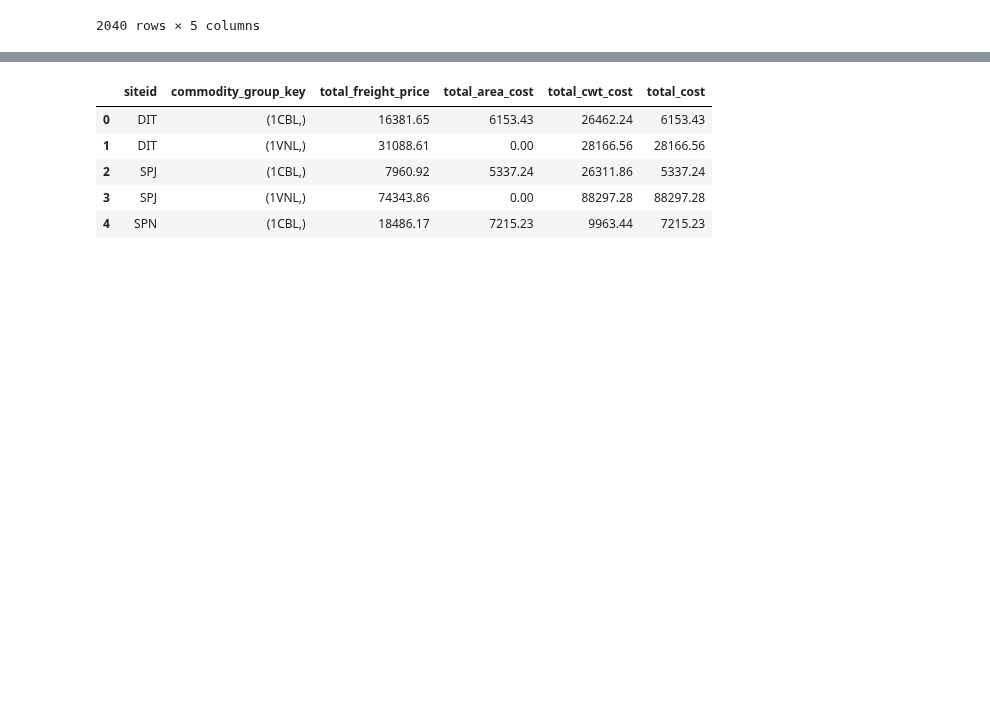
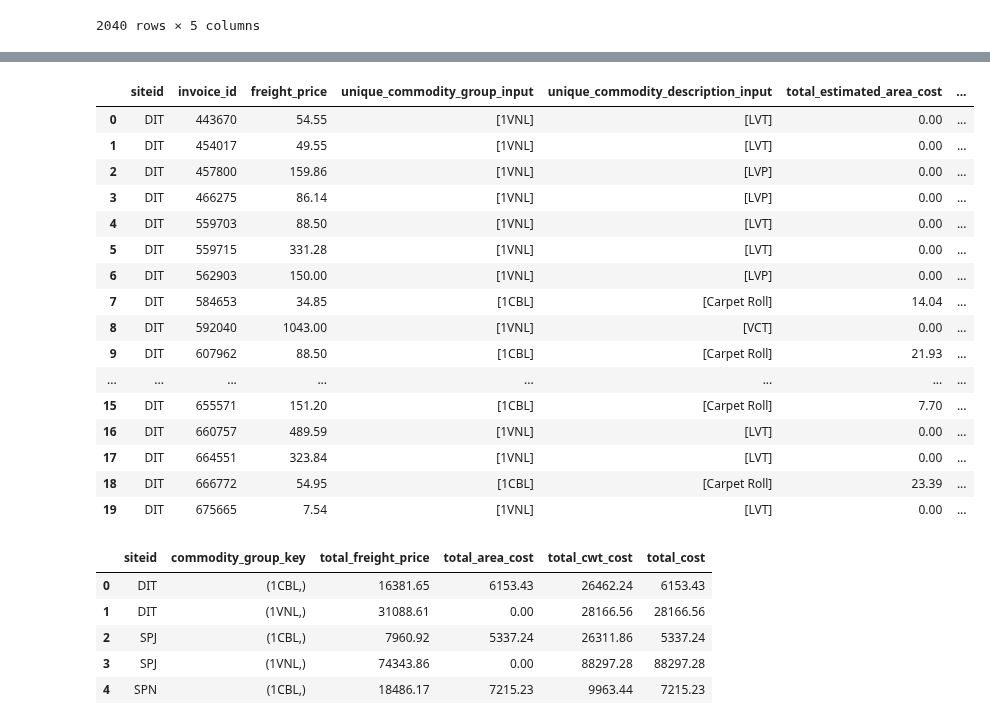
Before and after one commit to Zhuwaki/diverzify_freight_analysis, a Jupyter notebook: notebooks/nigel/nigel_13042025_reporting_v1200.ipynb, the cells around one changed output, grey strips where cells are left out. Drawn from its saved outputs; the diff is of its cells as text; code cells hidden in the pictures; blank space fills up the shorter version.

```diff
--- a/notebooks/nigel/nigel_13042025_reporting_v1200.ipynb
+++ b/notebooks/nigel/nigel_13042025_reporting_v1200.ipynb
@@ -4,7 +4,7 @@ import matplotlib.pyplot as plt
 from datetime import datetime
 # %%
 # Read in the modelling input file
-model_input = pd.read_csv('../../data/output/20250413_modelling_input_v_20250413_172421.csv')
+model_input = pd.read_csv('../../data/output/20250414_modelling_input_v_20250414_195626.csv')
 model_input.head()
 # %% [output]
 |  | project_id | project_name | po_no | account | account_description | siteid | site | supplierid | ... |
@@ -94,3 +94,12 @@ merged_summary.sort_values(by='freight_price',ascending=False).head()
 | 599 | SPN | 723864 | 8497.03 | [1CBL] | [Carpet Roll] | 483.7 | ... |
 | 1971 | SPW | 1643009 | 8198.64 | [1VNL] | [LVT] | 0.0 | ... |
 | 1743 | SPW | 1027287 | 7333.09 | [1VNL] | [LVT] | 0.0 | ... |
+# %%
+# Step 3: Apply conditional logic
+merged_summary['total_cost'] = merged_summary.apply(
+    lambda row: row['total_estimated_cwt_cost'] if '1VNL' in row['unique_commodity_group_input'] else (
+        row['total_estimated_area_cost'] if '1CBL' in row['unique_commodity_group_input'] else 0
+    ),
+    axis=1
+)
+merged_summary.sort_values(by='freight_price',ascending=False).head()
@@ -97,3 +113,25 @@ merged_summary.sort_values(by='freight_price',ascending=False).head()
+# %%
+merged_summary.to_csv('../../data/output/all_data.csv', index=False)
+# --- Plotting the results ---
+merged_summary.head(20)
+# %% [output]
+|  | siteid | invoice_id | freight_price | unique_commodity_group_input | unique_commodity_description_input | total_estimated_area_cost | ... |
+| 0 | DIT | 443670 | 54.55 | [1VNL] | [LVT] | 0.00 | ... |
+| 1 | DIT | 454017 | 49.55 | [1VNL] | [LVT] | 0.00 | ... |
+| 2 | DIT | 457800 | 159.86 | [1VNL] | [LVP] | 0.00 | ... |
+| 3 | DIT | 466275 | 86.14 | [1VNL] | [LVP] | 0.00 | ... |
+| 4 | DIT | 559703 | 88.50 | [1VNL] | [LVT] | 0.00 | ... |
+| 5 | DIT | 559715 | 331.28 | [1VNL] | [LVT] | 0.00 | ... |
+| 6 | DIT | 562903 | 150.00 | [1VNL] | [LVP] | 0.00 | ... |
+| 7 | DIT | 584653 | 34.85 | [1CBL] | [Carpet Roll] | 14.04 | ... |
+| 8 | DIT | 592040 | 1043.00 | [1VNL] | [VCT] | 0.00 | ... |
+| 9 | DIT | 607962 | 88.50 | [1CBL] | [Carpet Roll] | 21.93 | ... |
+| ... | ... | ... | ... | ... | ... | ... | ... |
+| 15 | DIT | 655571 | 151.20 | [1CBL] | [Carpet Roll] | 7.70 | ... |
+| 16 | DIT | 660757 | 489.59 | [1VNL] | [LVT] | 0.00 | ... |
+| 17 | DIT | 664551 | 323.84 | [1VNL] | [LVT] | 0.00 | ... |
+| 18 | DIT | 666772 | 54.95 | [1CBL] | [Carpet Roll] | 23.39 | ... |
+| 19 | DIT | 675665 | 7.54 | [1VNL] | [LVT] | 0.00 | ... |
 # %%
 # Step 1: Ensure the list column is converted to a tuple for grouping
 merged_summary['commodity_group_key'] = merged_summary['unique_commodity_group_input'].apply(
```
Also changed, not shown: parts of 2 cells of this notebook, 1 other file.
